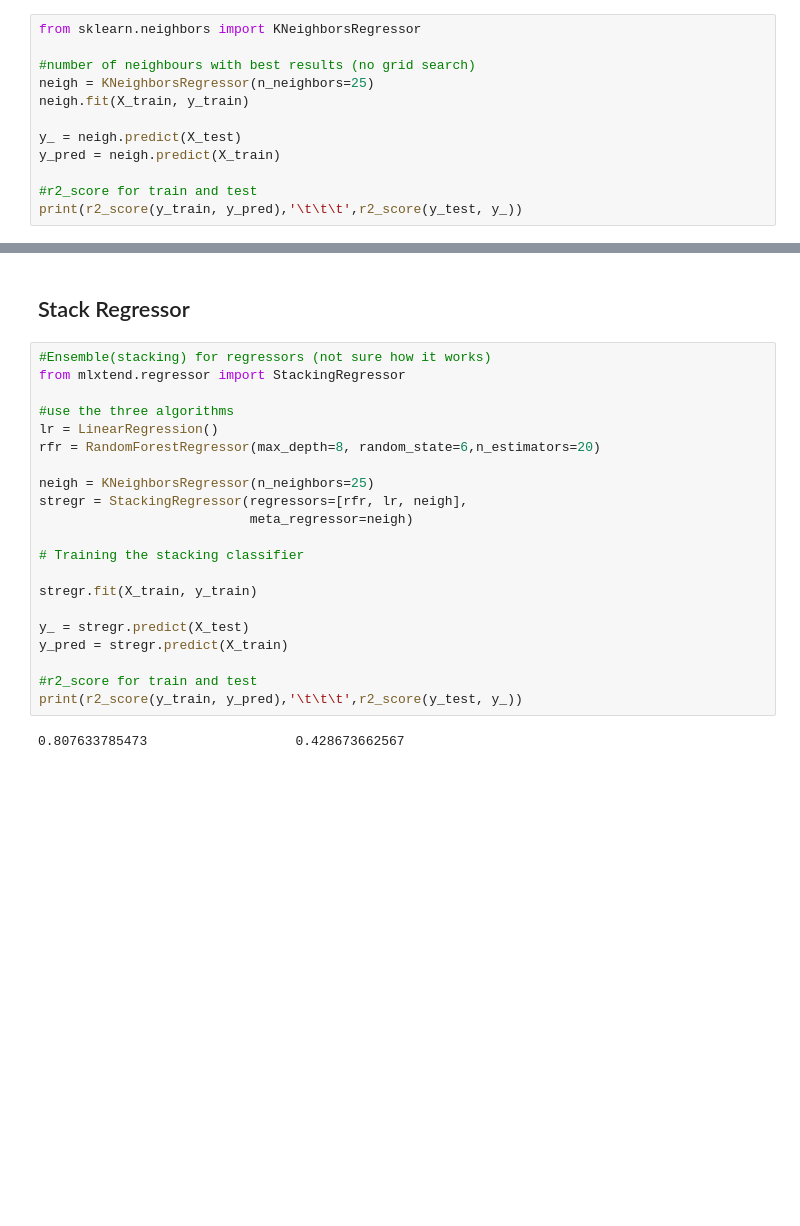
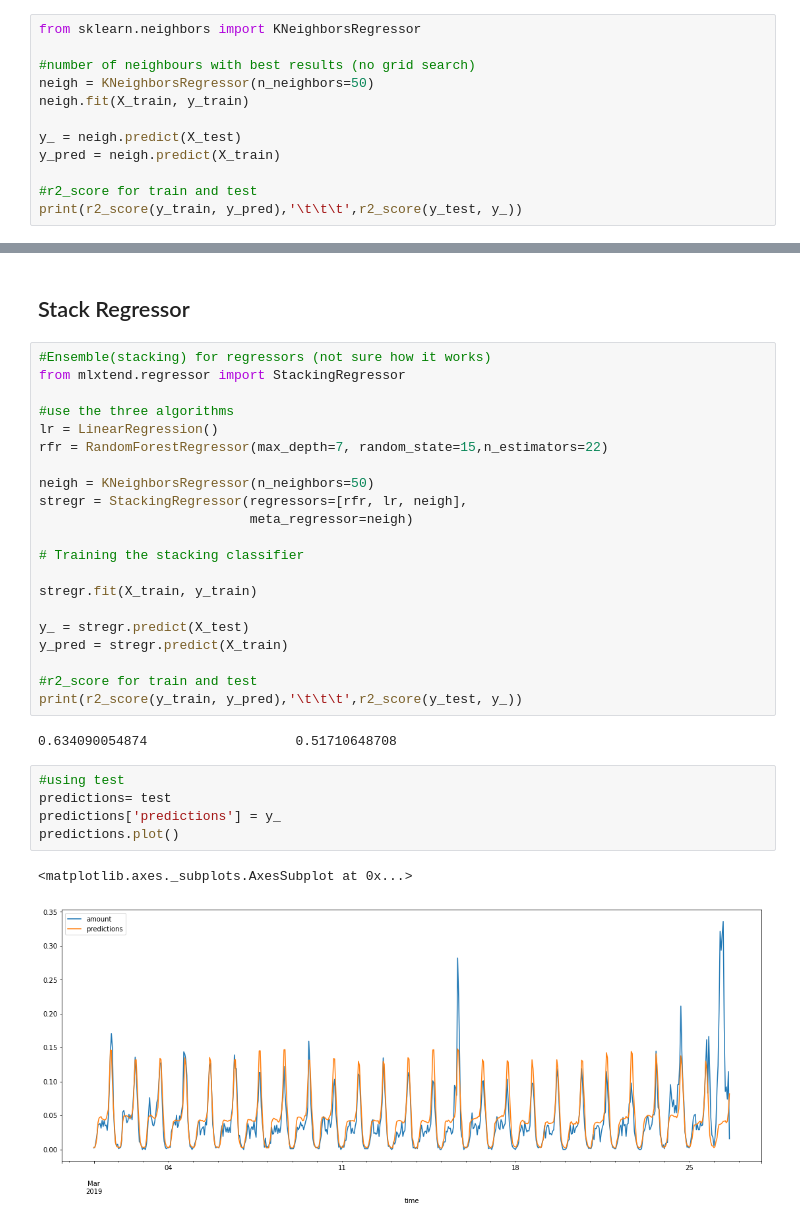
Before and after one commit to sylvia31096/Anomaly-Detection, a Jupyter notebook: Transaction Models.ipynb, the cells around one changed output, grey strips where cells are left out. Saved outputs shown, nothing was run; the diff lists cells and outputs as text; blank space fills up the shorter version.

```diff
--- a/Transaction Models.ipynb
+++ b/Transaction Models.ipynb
@@ -171,7 +207,7 @@ pred.plot()
 from sklearn.neighbors import KNeighborsRegressor
 
 #number of neighbours with best results (no grid search)
-neigh = KNeighborsRegressor(n_neighbors=25)
+neigh = KNeighborsRegressor(n_neighbors=50)
 neigh.fit(X_train, y_train)
 
 y_ = neigh.predict(X_test)
@@ -203,9 +239,9 @@ from mlxtend.regressor import StackingRegressor
 
 #use the three algorithms
 lr = LinearRegression()
-rfr = RandomForestRegressor(max_depth=8, random_state=6,n_estimators=20)
+rfr = RandomForestRegressor(max_depth=7, random_state=15,n_estimators=22)
 
-neigh = KNeighborsRegressor(n_neighbors=25)
+neigh = KNeighborsRegressor(n_neighbors=50)
 stregr = StackingRegressor(regressors=[rfr, lr, neigh],
                            meta_regressor=neigh)
 
@@ -219,4 +255,12 @@ y_pred = stregr.predict(X_train)
 #r2_score for train and test
 print(r2_score(y_train, y_pred),'\t\t\t',r2_score(y_test, y_))
 # %% [output]
-0.807633785473                   0.428673662567
+0.634090054874                   0.51710648708
+# %%
+#using test
+predictions= test
+predictions['predictions'] = y_
+predictions.plot()
+# %% [output]
+<matplotlib.axes._subplots.AxesSubplot at 0x...>
+[figure, added]
```
Also changed, not shown: parts of 14 cells of this notebook.
